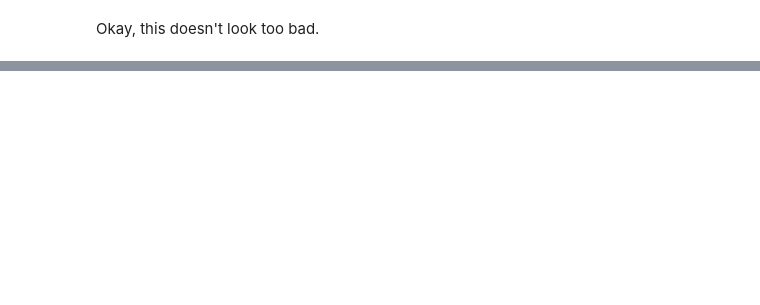
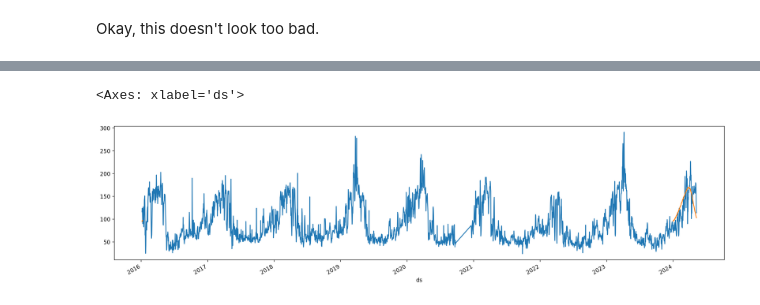
Before and after one commit to waritkan/Chiangmai_PM2.5_Forcasting, a Jupyter notebook: Chiangmai_PM2_5_Forcasting.ipynb, the cells around one changed output, grey strips where cells are left out. Cells and saved outputs as stored; diff of their text form; code cells hidden in the pictures; blank space fills up the shorter version.

```diff
--- a/Chiangmai_PM2_5_Forcasting.ipynb
+++ b/Chiangmai_PM2_5_Forcasting.ipynb
@@ -241,0 +261,7 @@ This looks terrible, let's move on to the next model.
+# %%
+future=prophet.make_future_dataframe(periods=130, freq='D')
+prophet_forecast = prophet.predict(future)
+# %%
+prophet_forecast = prophet_forecast[['ds', 'yhat']]
+prophet_forecast = prophet_forecast.set_index(["ds"])
+prophet_forecast
@@ -241,0 +283,4 @@ This looks terrible, let's move on to the next model.
+# %%
+df['PROPHET_forecast'] = prophet_forecast['yhat']
+# %%
+df.loc['2016-01-10':'2023-12-31', 'PROPHET_forecast'] = pd.NA
@@ -241,0 +289,7 @@ This looks terrible, let's move on to the next model.
+# %%
+plt.figure(figsize = (20,5))
+df['y'].plot()
+df['PROPHET_forecast'].plot()
+# %% [output]
+<Axes: xlabel='ds'>
+[figure, added]
```
Also changed, not shown: parts of 19 cells of this notebook.
